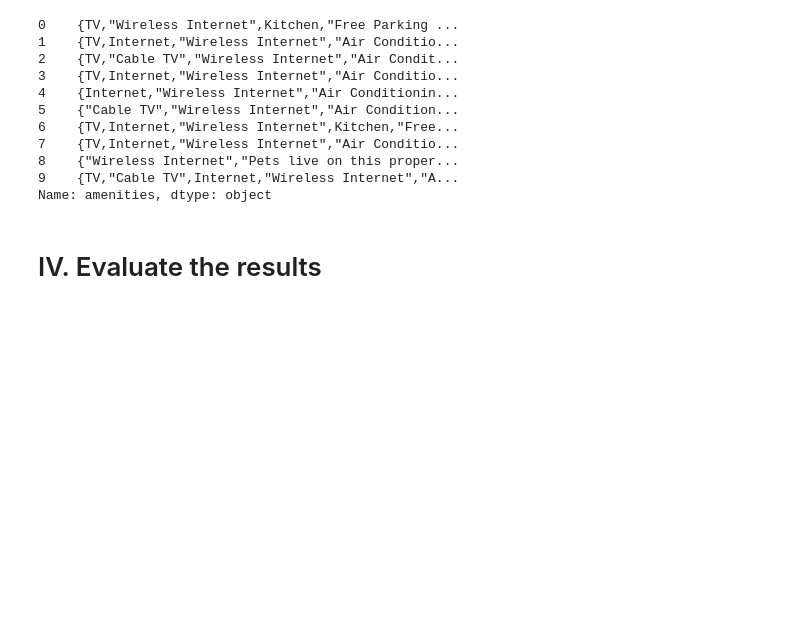
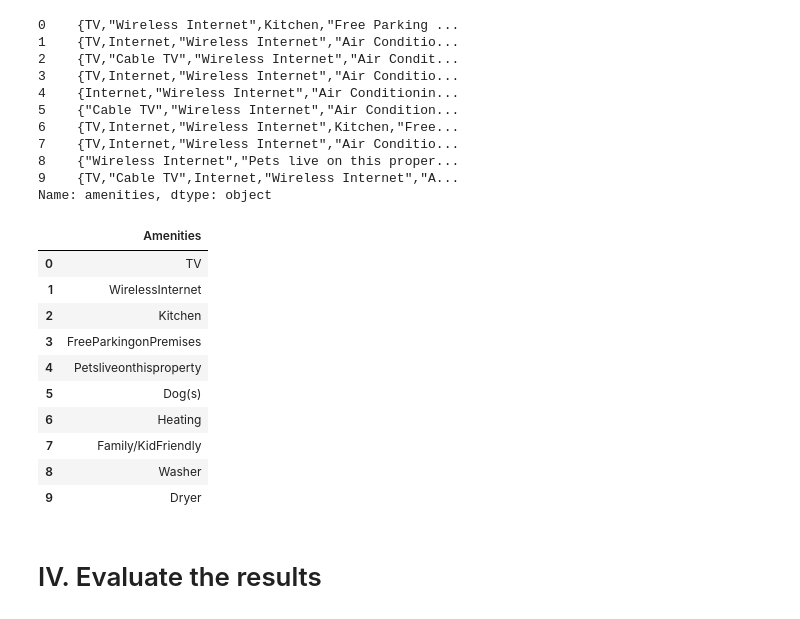
Before and after one commit to hthakkar1/Project-1-Boston-Airbnb-Analysis, a Jupyter notebook: BostonAirbnb.ipynb, the cells around one changed output. Cells and saved outputs as stored; diff of their text form; code cells hidden in the pictures; blank space fills up the shorter version.

Commit message:
added print to the cleaned amenities column

```diff
--- a/BostonAirbnb.ipynb
+++ b/BostonAirbnb.ipynb
@@ -137,6 +118,39 @@ df['amenities'].head(10)
 8    {"Wireless Internet","Pets live on this proper...
 9    {TV,"Cable TV",Internet,"Wireless Internet","A...
 Name: amenities, dtype: object
+# %%
+# Combine All amenities rows into a single tempString for data cleaning
+
+tempString = ' '.join(df['amenities'])
+
+# Replace {, }, " to blank
+tempString = tempString.replace("{","").replace("}",",").replace("\"","").replace(" ","")
+# print (len(s))
+# print(tempString)
+
+# Split the string by comma, convert the list to DataFrame
+df_ListOfAmenities = pd.DataFrame(tempString.split(","))
+# print(tempString.split(","))
+
+df_ListOfAmenities.columns = ['Amenities']
+
+
+# by-deafult df columnName is '0', rename it to 'Amenities'
+df_ListOfAmenities.columns = ['Amenities']
+
+df_ListOfAmenities.head(10)
+# %% [output]
+|  | Amenities |
+| 0 | TV |
+| 1 | WirelessInternet |
+| 2 | Kitchen |
+| 3 | FreeParkingonPremises |
+| 4 | Petsliveonthisproperty |
+| 5 | Dog(s) |
+| 6 | Heating |
+| 7 | Family/KidFriendly |
+| 8 | Washer |
+| 9 | Dryer |
 # %% [markdown]
 # IV. Evaluate the results
 # %% [markdown]
```
Also changed, not shown: parts of 1 cell of this notebook.
